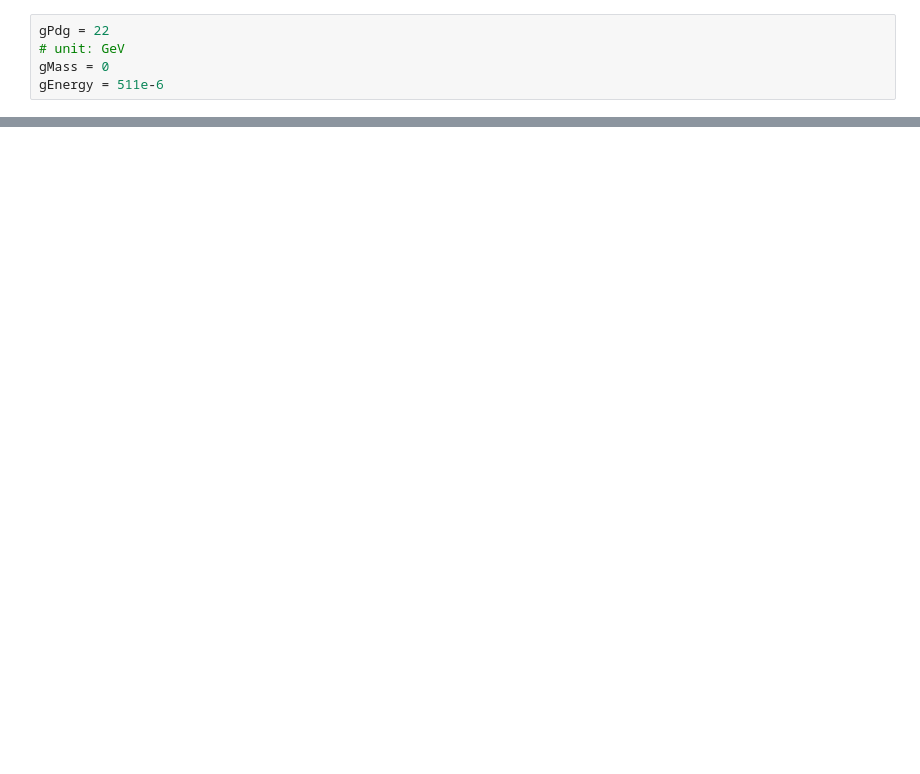
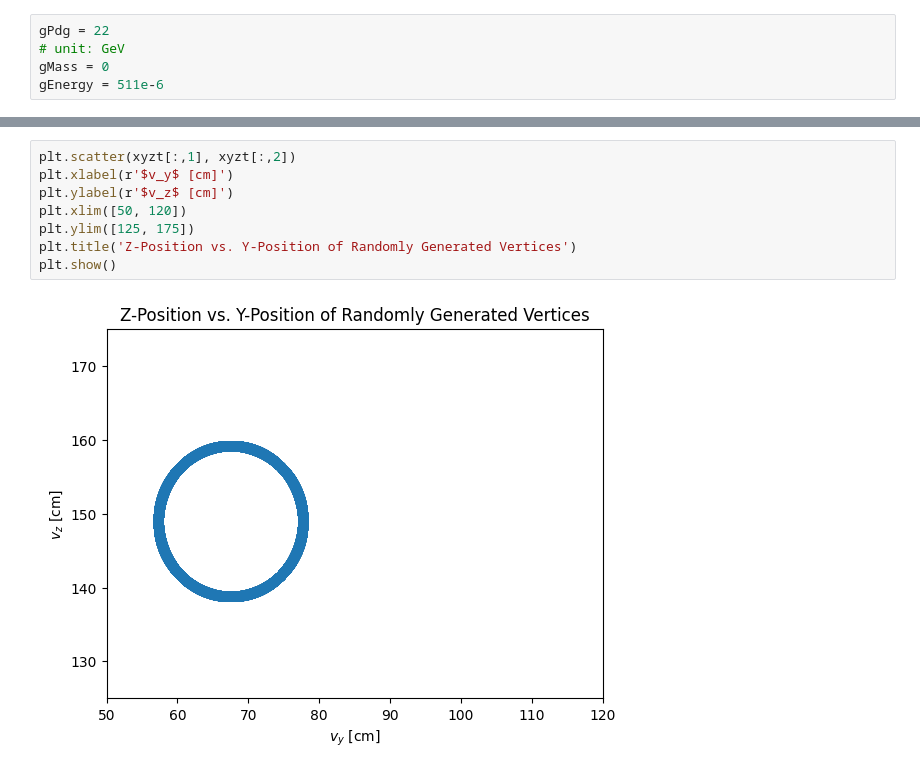
Before and after one commit to yuntsebaryon/SNeNDSens, a Jupyter notebook: MCProd/gen/HOG/genHOG.ipynb, the cells around one changed output, grey strips where cells are left out. Saved outputs shown, nothing was run; the diff lists cells and outputs as text; blank space fills up the shorter version.

```diff
--- a/MCProd/gen/HOG/genHOG.ipynb
+++ b/MCProd/gen/HOG/genHOG.ipynb
@@ -39,0 +94,10 @@ thigh =
+# %%
+plt.scatter(xyzt[:,1], xyzt[:,2])
+plt.xlabel(r'$v_y$ [cm]')
+plt.ylabel(r'$v_z$ [cm]')
+plt.xlim([50, 120])
+plt.ylim([125, 175])
+plt.title('Z-Position vs. Y-Position of Randomly Generated Vertices')
+plt.show()
+# %% [output]
+[figure, added]
```
Also changed, not shown: parts of 13 cells of this notebook, 3 other files.
